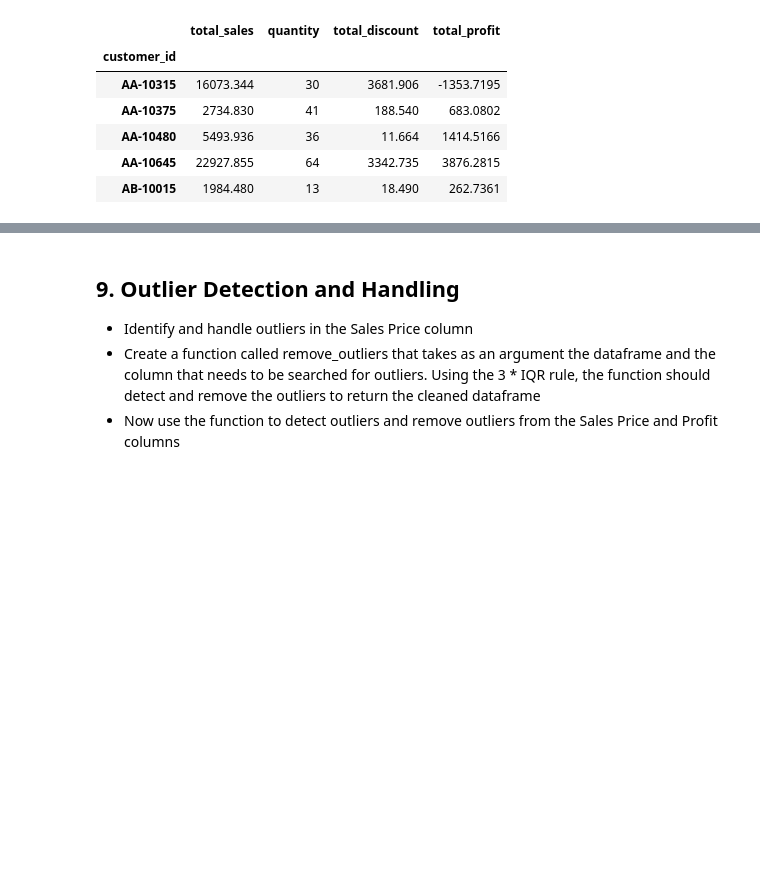
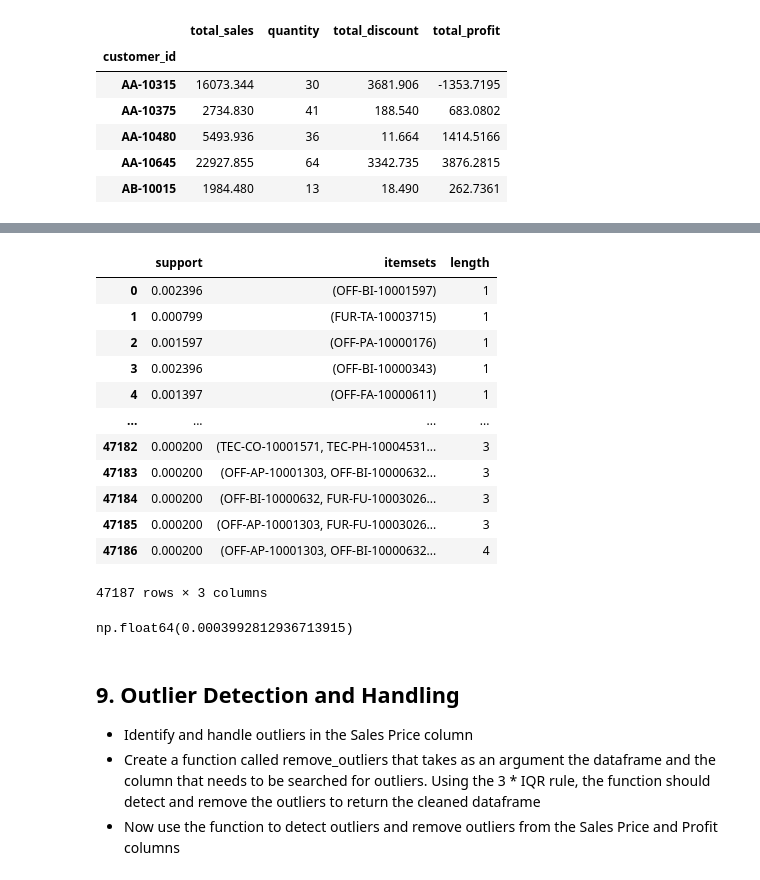
Before and after one commit to bankarsudarshan/super-store-eda, a Jupyter notebook: SuperStoreEDA.ipynb, the cells around one changed output, grey strips where cells are left out. Saved outputs shown, nothing was run; the diff lists cells and outputs as text; code cells hidden in the pictures; blank space fills up the shorter version.

```diff
--- a/SuperStoreEDA.ipynb
+++ b/SuperStoreEDA.ipynb
@@ -1193,3 +1281,36 @@ merged_df.head()
+# %%
+from mlxtend.frequent_patterns import fpgrowth
+from mlxtend.frequent_patterns import association_rules
+
+# filtering infrequent items
+item_frequencies = basket_items_df.sum() / len(basket_items_df)
+min_item_support = 0.0005
+frequent_items = item_frequencies[item_frequencies >= min_item_support].index
+basket_items_df = basket_items_df[frequent_items]
+
+# generate frequent itemsets
+frequent_itemsets = fpgrowth(basket_items_df, min_support=0.0001, use_colnames=True)
+
+frequent_itemsets['length'] = frequent_itemsets['itemsets'].apply(lambda x: len(x))
+frequent_itemsets
+# %% [output]
+|  | support | itemsets | length |
+| 0 | 0.002396 | (OFF-BI-10001597) | 1 |
+| 1 | 0.000799 | (FUR-TA-10003715) | 1 |
+| 2 | 0.001597 | (OFF-PA-10000176) | 1 |
+| 3 | 0.002396 | (OFF-BI-10000343) | 1 |
+| 4 | 0.001397 | (OFF-FA-10000611) | 1 |
+| ... | ... | ... | ... |
+| 47182 | 0.000200 | (TEC-CO-10001571, TEC-PH-10004531... | 3 |
+| 47183 | 0.000200 | (OFF-AP-10001303, OFF-BI-10000632... | 3 |
+| 47184 | 0.000200 | (OFF-BI-10000632, FUR-FU-10003026... | 3 |
+| 47185 | 0.000200 | (OFF-AP-10001303, FUR-FU-10003026... | 3 |
+| 47186 | 0.000200 | (OFF-AP-10001303, OFF-BI-10000632... | 4 |
+47187 rows × 3 columns
+# %%
+frequent_itemsets.loc[ (frequent_itemsets['length'] == 2), 'support' ].max()
+# %% [output]
+np.float64(0.0003992812936713915)
 # %% [markdown]
 ## 9. Outlier Detection and Handling
 - Identify and handle outliers in the Sales Price column
```
Also changed, not shown: parts of 12 cells of this notebook.
